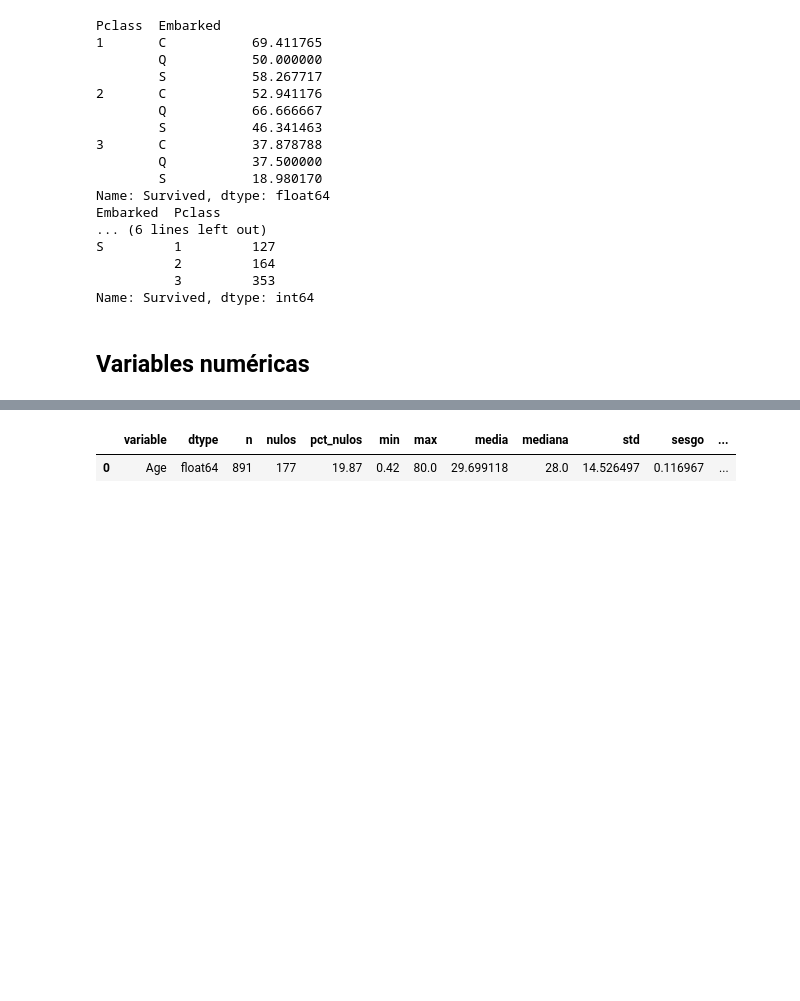
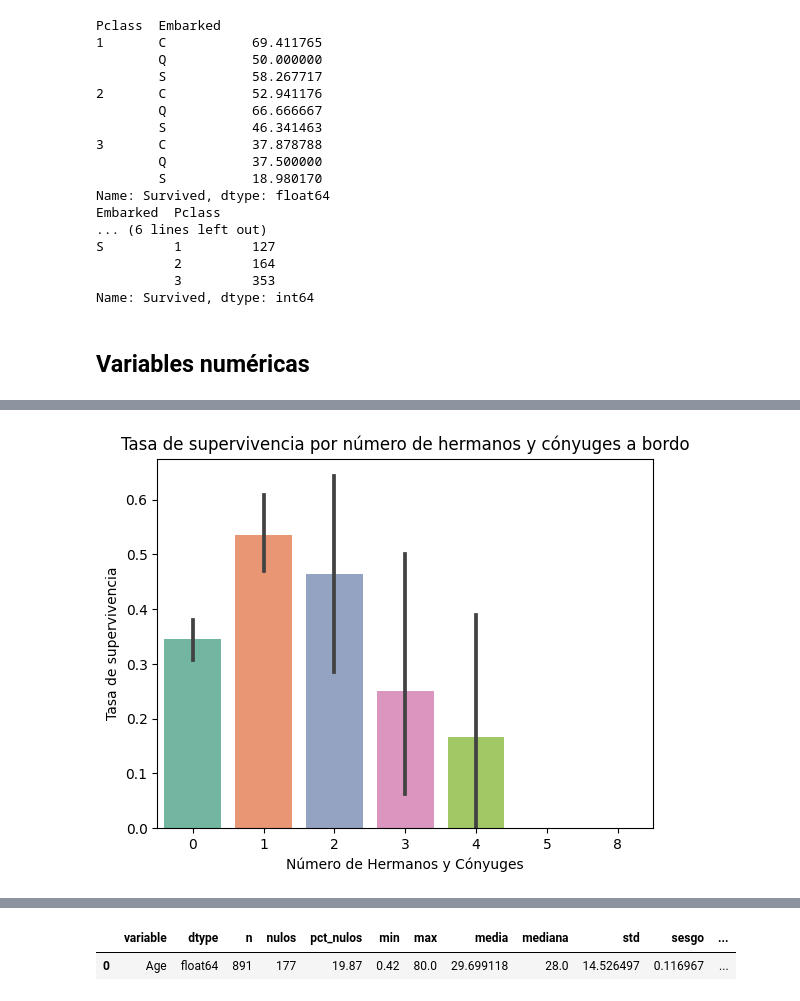
Before and after one commit to urcuninna/titanic_project, a Jupyter notebook: nootebooks/01_data_exploration.ipynb, the cells around one changed output, grey strips where cells are left out. Drawn from its saved outputs; the diff is of its cells as text; code cells hidden in the pictures; blank space fills up the shorter version.

```diff
--- a/nootebooks/01_data_exploration.ipynb
+++ b/nootebooks/01_data_exploration.ipynb
@@ -521,0 +562,13 @@ Name: Survived, dtype: int64
+# %%
+#Visualización bivariada de SibSp y Survived
+sns.barplot(
+    data=df,
+    x='SibSp',
+    y='Survived',
+    palette='Set2')
+plt.title('Tasa de supervivencia por número de hermanos y cónyuges a bordo')
+plt.xlabel('Número de Hermanos y Cónyuges')
+plt.ylabel('Tasa de supervivencia')
+plt.show()
+# %% [output]
+[figure, added]
```
Also changed, not shown: parts of 19 cells of this notebook.
